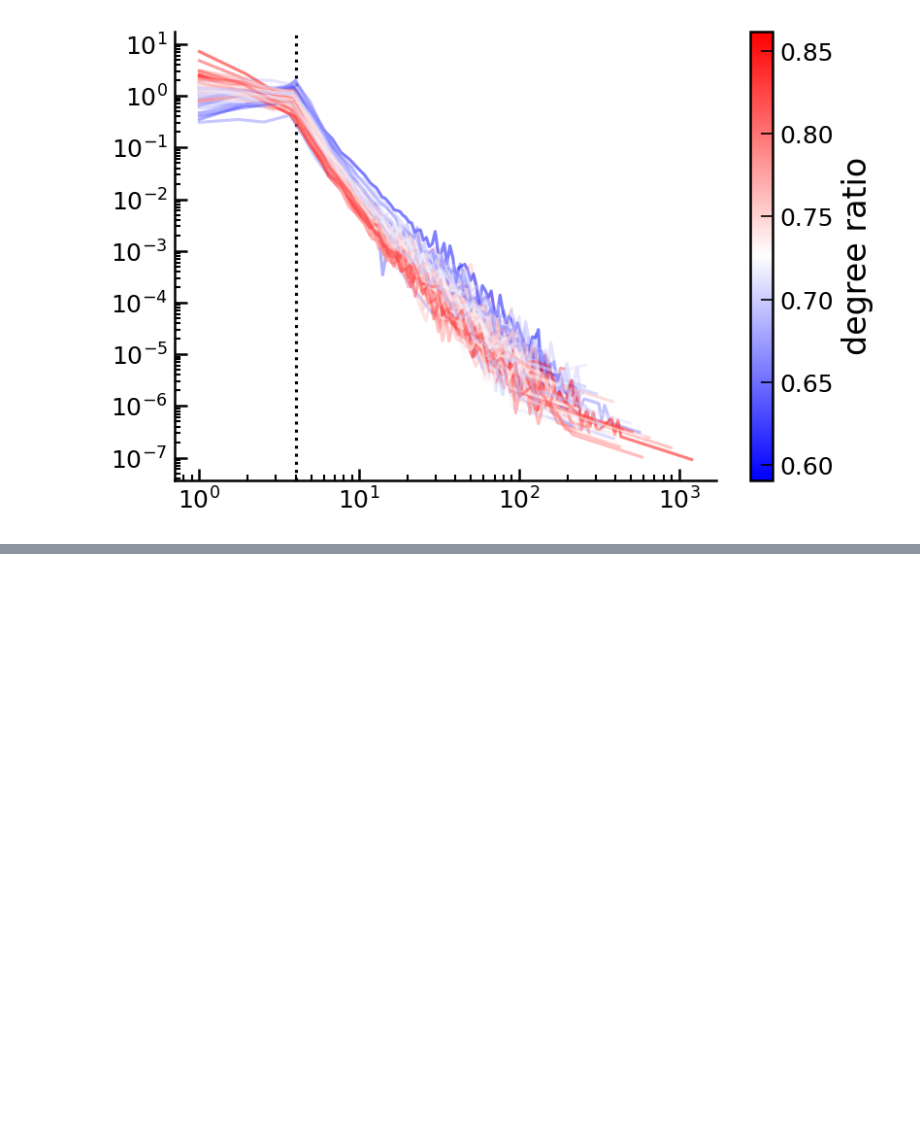
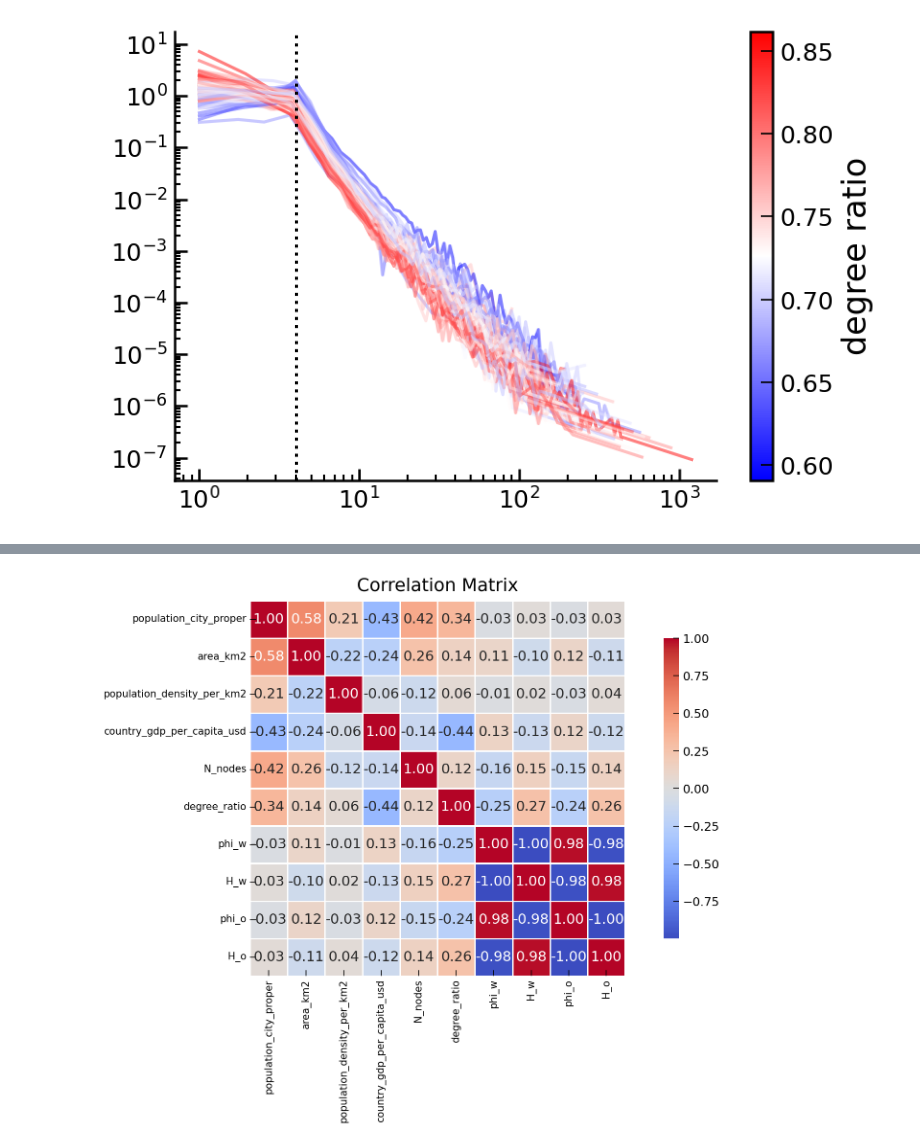
Before and after one commit to LassePSH/DualGraphDirCon, a Jupyter notebook: notebooks_lasse/street_type_ratio.ipynb, the cells around one changed output, grey strips where cells are left out. Saved outputs shown, nothing was run; the diff lists cells and outputs as text; code cells hidden in the pictures; blank space fills up the shorter version.

```diff
--- a/notebooks_lasse/street_type_ratio.ipynb
+++ b/notebooks_lasse/street_type_ratio.ipynb
@@ -296,0 +361,16 @@ plt.show()
+# %%
+num_cols=['population_city_proper','area_km2','population_density_per_km2','country_gdp_per_capita_usd','N_nodes','degree_ratio','phi_w','H_w','phi_o','H_o']
+
+corr = city_info[num_cols].corr()
+
+plt.figure(figsize=(12, 8))
+sns.heatmap(corr, annot=True, fmt=".2f", cmap="coolwarm", center=0, square=True, linewidths=0.5, cbar_kws={"shrink": 0.8})
+plt.title("Correlation Matrix")
+
+plt.xticks(fontsize=10)
+plt.yticks(fontsize=10)
+
+plt.tight_layout()
+plt.show()
+# %% [output]
+[figure, added]
```
Also changed, not shown: parts of 24 cells of this notebook, 7 other files.
